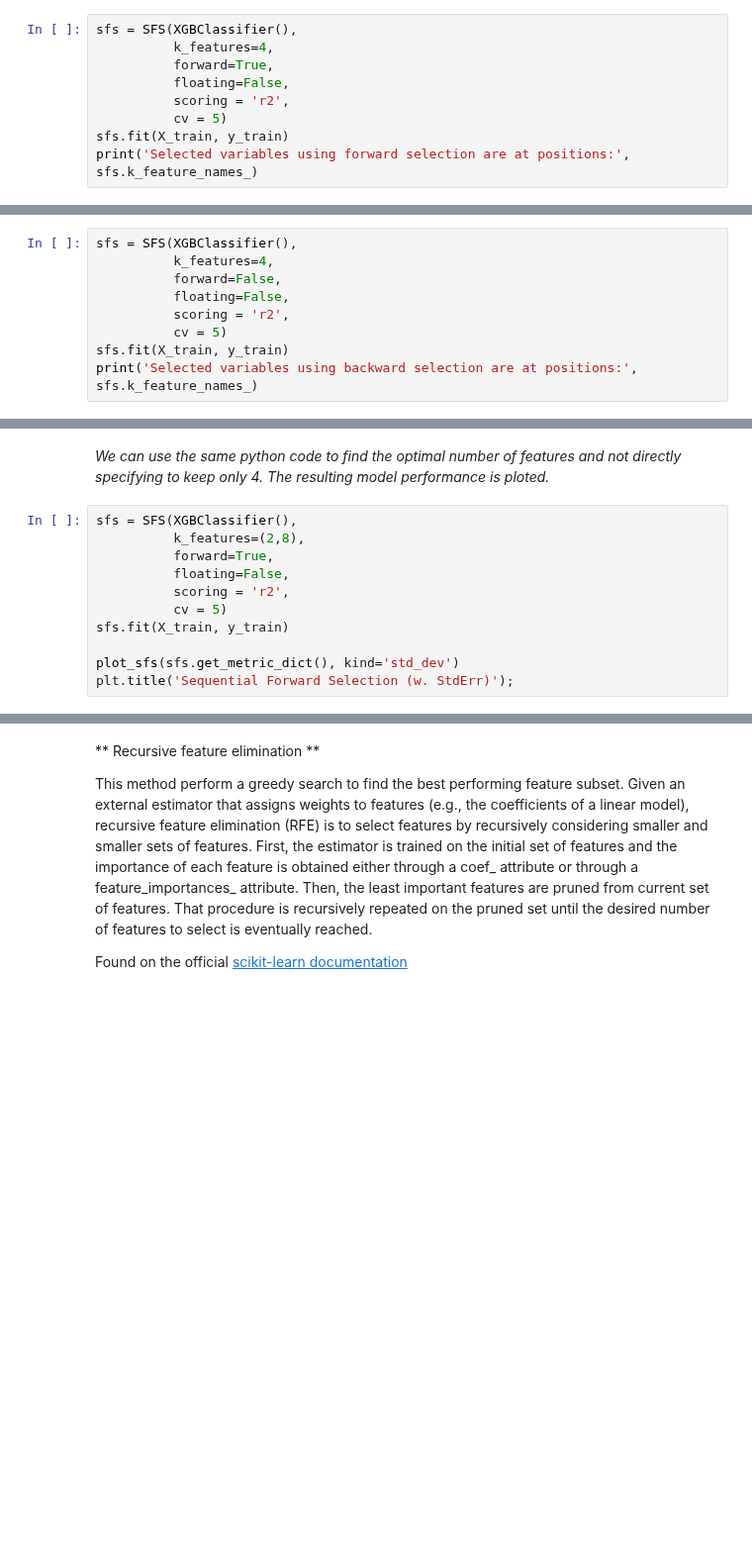
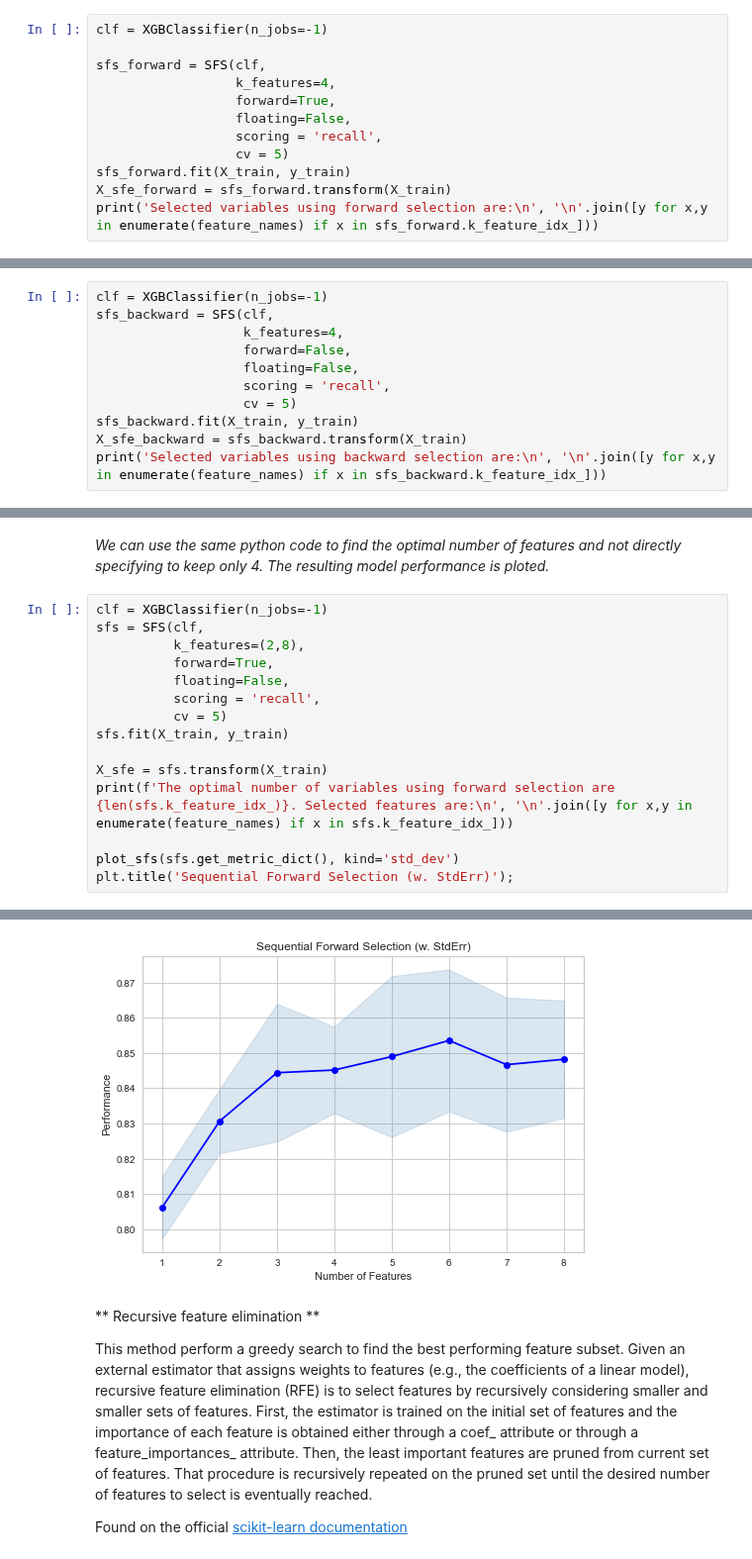
Before and after one commit to foukonana/MSc_MachineLearning_Asgmts, a Jupyter notebook: Assignments/Asgmt7_FeatureSelection/asgmt7_feat_selection_afoudouli.ipynb, the cells around one changed output, grey strips where cells are left out. Shown at 99% size. Saved outputs shown, nothing was run; the diff lists cells and outputs as text; blank space fills up the shorter version.

Commit message:
added pipeline in a few selector and a dataframe of selected features per method

```diff
--- a/Assignments/Asgmt7_FeatureSelection/asgmt7_feat_selection_afoudouli.ipynb
+++ b/Assignments/Asgmt7_FeatureSelection/asgmt7_feat_selection_afoudouli.ipynb
@@ -87,11 +97,14 @@ These methods are called greedy algorithms, as they evaluate all the possible co
 
 The procedure starts with an empty set of features (reduced set). The best of the original features is determined and added to the reduced set. At each subsequent iteration, the best of the remaining original attributes is added to the set.
 # %%
-sfs = SFS(XGBClassifier(),
-          k_features=4,
-          forward=True,
-          floating=False,
-          scoring = 'r2',
-          cv = 5)
-sfs.fit(X_train, y_train)
-print('Selected variables using forward selection are at positions:', sfs.k_feature_names_)
+clf = XGBClassifier(n_jobs=-1)
+
+sfs_forward = SFS(clf,
+                  k_features=4,
+                  forward=True,
+                  floating=False,
+                  scoring = 'recall',
+                  cv = 5)
+sfs_forward.fit(X_train, y_train)
+X_sfe_forward = sfs_forward.transform(X_train)
+print('Selected variables using forward selection are:\n', '\n'.join([y for x,y in enumerate(feature_names) if x in sfs_forward.k_feature_idx_]))
@@ -100,11 +115,13 @@ print('Selected variables using forward selection are at positions:', sfs.k_feat
 
 This method works exactly opposite to the Forward Feature Selection method. Here, we start with all the features available and build a model. At each step, the worst attribute remaining in the set is removed.
 # %%
-sfs = SFS(XGBClassifier(),
-          k_features=4,
-          forward=False,
-          floating=False,
-          scoring = 'r2',
-          cv = 5)
-sfs.fit(X_train, y_train)
-print('Selected variables using backward selection are at positions:', sfs.k_feature_names_)
+clf = XGBClassifier(n_jobs=-1)
+sfs_backward = SFS(clf,
+                   k_features=4,
+                   forward=False,
+                   floating=False,
+                   scoring = 'recall',
+                   cv = 5)
+sfs_backward.fit(X_train, y_train)
+X_sfe_backward = sfs_backward.transform(X_train)
+print('Selected variables using backward selection are:\n', '\n'.join([y for x,y in enumerate(feature_names) if x in sfs_backward.k_feature_idx_]))
@@ -111,13 +130,18 @@ print('Selected variables using backward selection are at positions:', sfs.k_fea
 # %% [markdown]
 _We can use the same python code to find the optimal number of features and not directly specifying to keep only 4. The resulting model performance is ploted._
 # %%
-sfs = SFS(XGBClassifier(),
+clf = XGBClassifier(n_jobs=-1)
+sfs = SFS(clf,
           k_features=(2,8),
           forward=True,
           floating=False,
-          scoring = 'r2',
+          scoring = 'recall',
           cv = 5)
 sfs.fit(X_train, y_train)
 
+X_sfe = sfs.transform(X_train)
+print(f'The optimal number of variables using forward selection are {len(sfs.k_feature_idx_)}. Selected features are:\n', '\n'.join([y for x,y in enumerate(feature_names) if x in sfs.k_feature_idx_]))
+
 plot_sfs(sfs.get_metric_dict(), kind='std_dev')
 plt.title('Sequential Forward Selection (w. StdErr)');
+# %% [output]
@@ -124,3 +149,4 @@ plt.title('Sequential Forward Selection (w. StdErr)');
+[figure, added]
 # %% [markdown]
 ** Recursive feature elimination **
 
```
Also changed, not shown: parts of 16 cells of this notebook.
